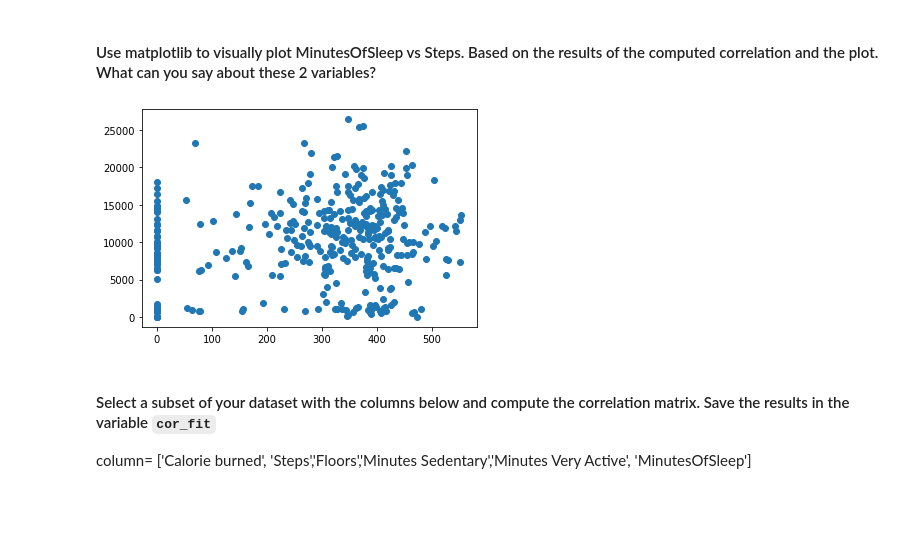
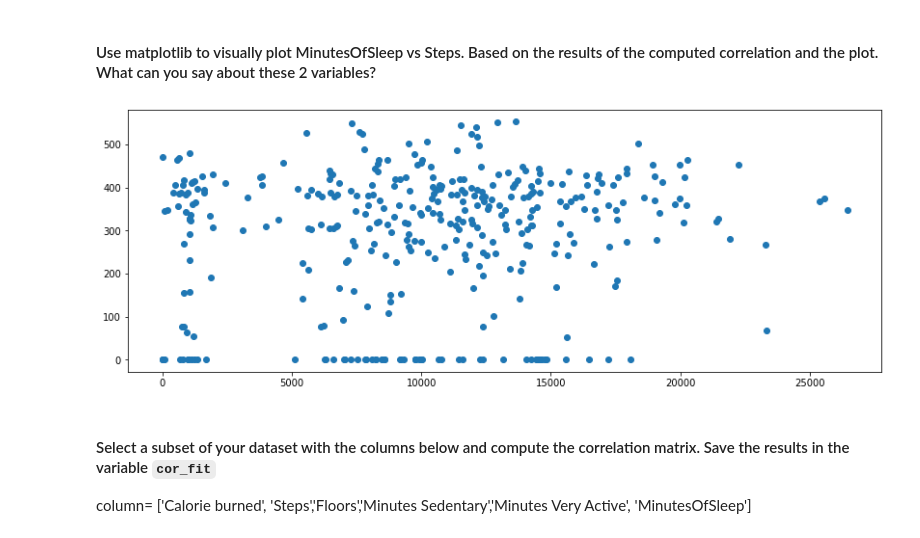
Before and after one commit to Data-FT-MX/lab-pivot-table-and-correlation, a Jupyter notebook: your_code/main.ipynb, the cells around one changed output. Drawn from its saved outputs; the diff is of its cells as text; code cells hidden in the pictures; blank space fills up the shorter version.

```diff
--- a/your_code/main.ipynb
+++ b/your_code/main.ipynb
@@ -256,10 +261,11 @@ fitbit['MinutesOfSleep'].corr(fitbit['Steps'])
 #### Use matplotlib to visually plot MinutesOfSleep vs Steps. Based on the results of the computed correlation and the plot. What can you say about these 2 variables?
 # %%
 # your answer here
-plt.scatter(x=fitbit['MinutesOfSleep'], y=fitbit['Steps'])
+plt.figure(figsize=(14,5))
+plt.scatter(y=fitbit['MinutesOfSleep'], x=fitbit['Steps'])
 plt.show()
 # %% [output]
-[figure, old version]
+[figure, new version]
 # %% [markdown]
 #### Select a subset of your dataset with the columns below and compute the correlation matrix. Save the results in the variable `cor_fit`
 column= ['Calorie burned', 'Steps','Floors','Minutes Sedentary','Minutes Very Active', 'MinutesOfSleep']
```
Also changed, not shown: parts of 12 cells of this notebook.
